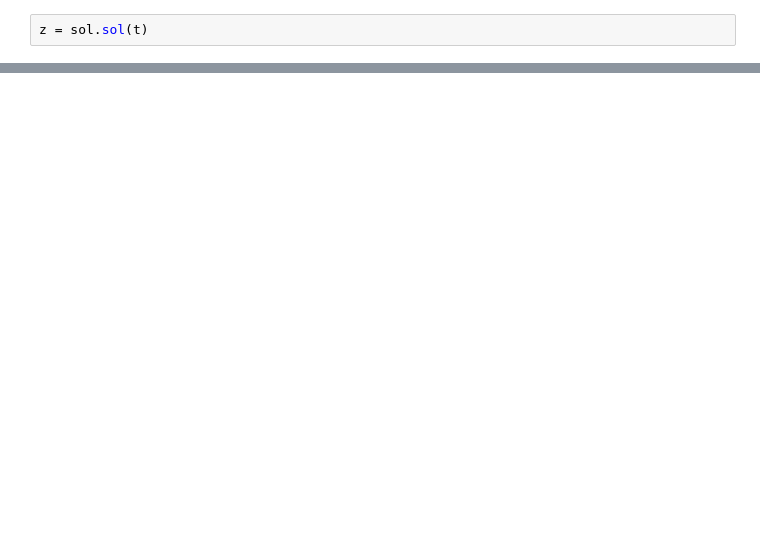
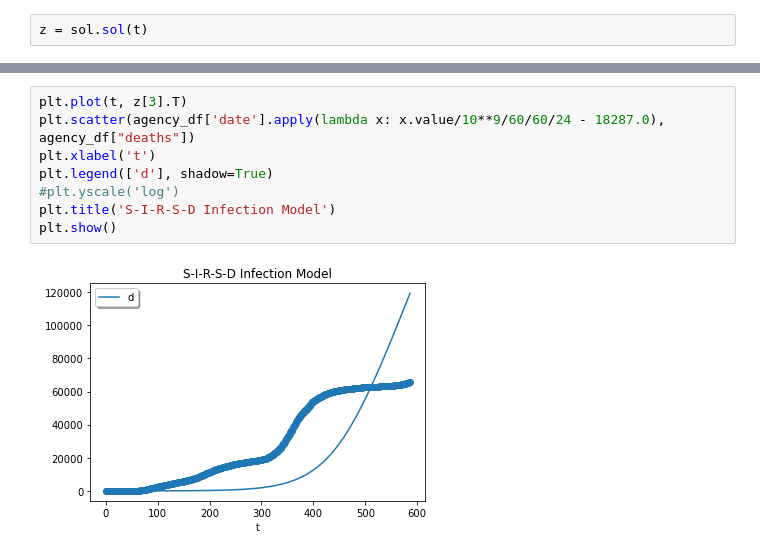
Before and after one commit to pfflanders/Math142CovidCA, a Jupyter notebook: solver.ipynb, the cells around one changed output, grey strips where cells are left out. Saved outputs shown, nothing was run; the diff lists cells and outputs as text; blank space fills up the shorter version.

```diff
--- a/solver.ipynb
+++ b/solver.ipynb
@@ -53,0 +81,10 @@ len(z[0])
+# %%
+plt.plot(t, z[3].T)
+plt.scatter(agency_df['date'].apply(lambda x: x.value/10**9/60/60/24 - 18287.0), agency_df["deaths"])
+plt.xlabel('t')
+plt.legend(['d'], shadow=True)
+#plt.yscale('log')
+plt.title('S-I-R-S-D Infection Model')
+plt.show()
+# %% [output]
+[figure, added]
```
Also changed, not shown: parts of 15 cells of this notebook.
